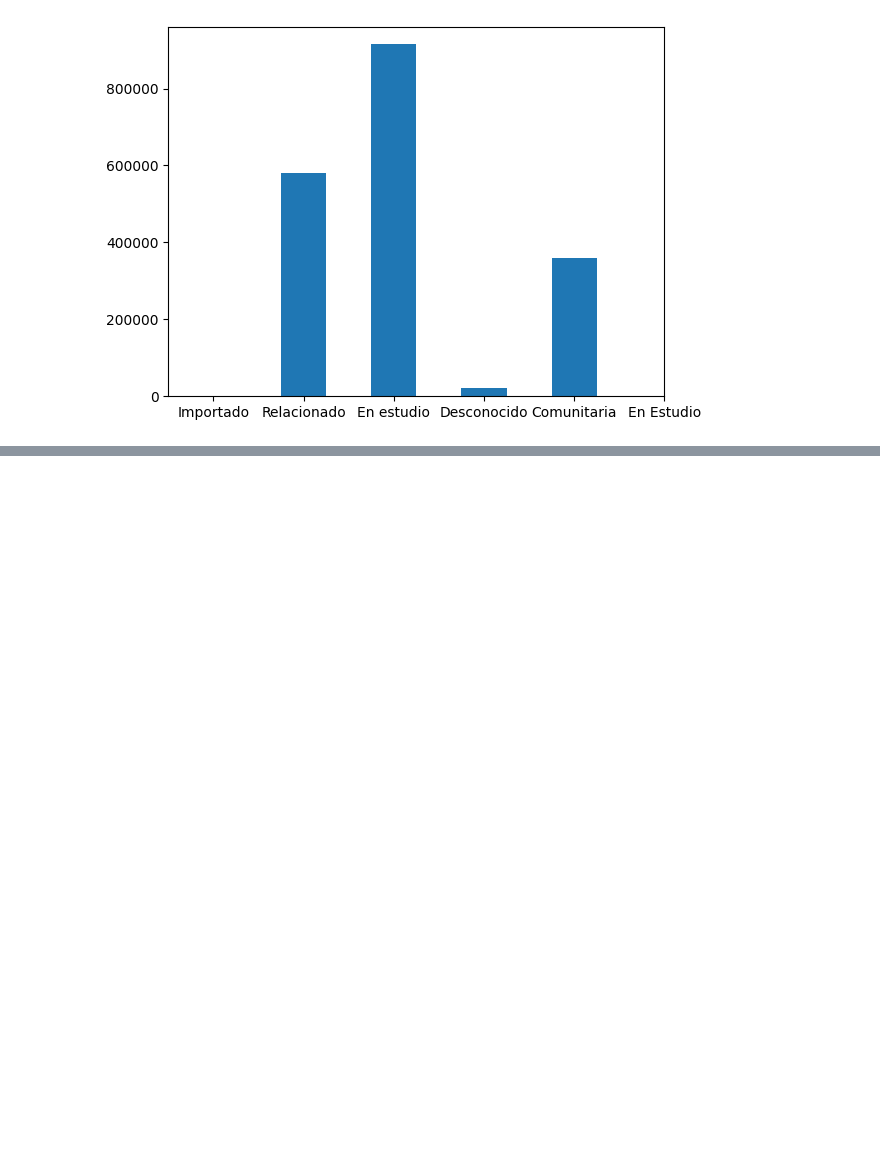
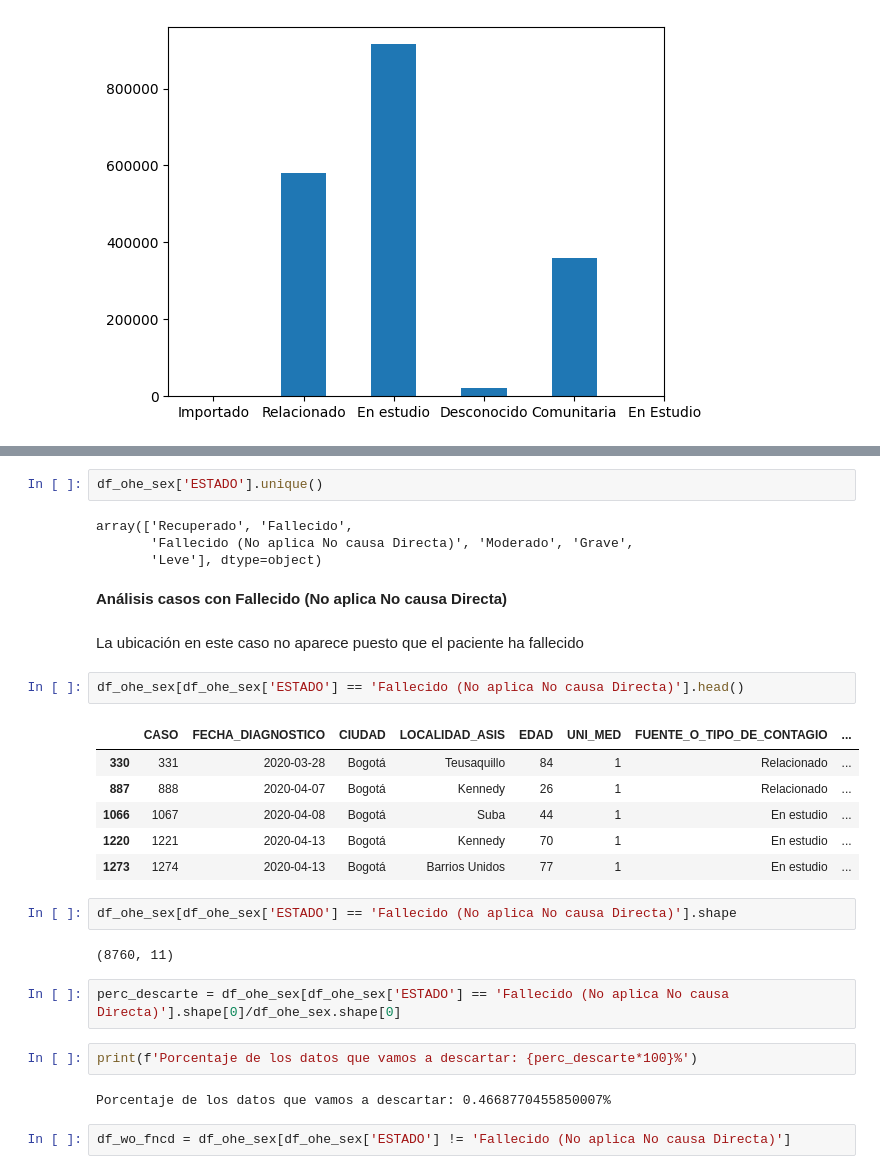
Before and after one commit to ccortesra/EDA-Bogota-COVID, a Jupyter notebook: EDA_Project.ipynb, the cells around one changed output, grey strips where cells are left out. Saved outputs shown, nothing was run; the diff lists cells and outputs as text; blank space fills up the shorter version.

```diff
--- a/EDA_Project.ipynb
+++ b/EDA_Project.ipynb
@@ -383,0 +446,31 @@ plt.show()
+# %%
+df_ohe_sex['ESTADO'].unique()
+# %% [output]
+array(['Recuperado', 'Fallecido',
+       'Fallecido (No aplica No causa Directa)', 'Moderado', 'Grave',
+       'Leve'], dtype=object)
+# %% [markdown]
+**Análisis casos con Fallecido (No aplica No causa Directa)**
+# %% [markdown]
+La ubicación en este caso no aparece puesto que el paciente ha fallecido
+# %%
+df_ohe_sex[df_ohe_sex['ESTADO'] == 'Fallecido (No aplica No causa Directa)'].head()
+# %% [output]
+|  | CASO | FECHA_DIAGNOSTICO | CIUDAD | LOCALIDAD_ASIS | EDAD | UNI_MED | FUENTE_O_TIPO_DE_CONTAGIO | ... |
+| 330 | 331 | 2020-03-28 | Bogotá | Teusaquillo | 84 | 1 | Relacionado | ... |
+| 887 | 888 | 2020-04-07 | Bogotá | Kennedy | 26 | 1 | Relacionado | ... |
+| 1066 | 1067 | 2020-04-08 | Bogotá | Suba | 44 | 1 | En estudio | ... |
+| 1220 | 1221 | 2020-04-13 | Bogotá | Kennedy | 70 | 1 | En estudio | ... |
+| 1273 | 1274 | 2020-04-13 | Bogotá | Barrios Unidos | 77 | 1 | En estudio | ... |
+# %%
+df_ohe_sex[df_ohe_sex['ESTADO'] == 'Fallecido (No aplica No causa Directa)'].shape
+# %% [output]
+(8760, 11)
+# %%
+perc_descarte = df_ohe_sex[df_ohe_sex['ESTADO'] == 'Fallecido (No aplica No causa Directa)'].shape[0]/df_ohe_sex.shape[0]
+# %%
+print(f'Porcentaje de los datos que vamos a descartar: {perc_descarte*100}%')
+# %% [output]
+Porcentaje de los datos que vamos a descartar: 0.4668770455850007%
+# %%
+df_wo_fncd = df_ohe_sex[df_ohe_sex['ESTADO'] != 'Fallecido (No aplica No causa Directa)']
```
Also changed, not shown: parts of 23 cells of this notebook.
